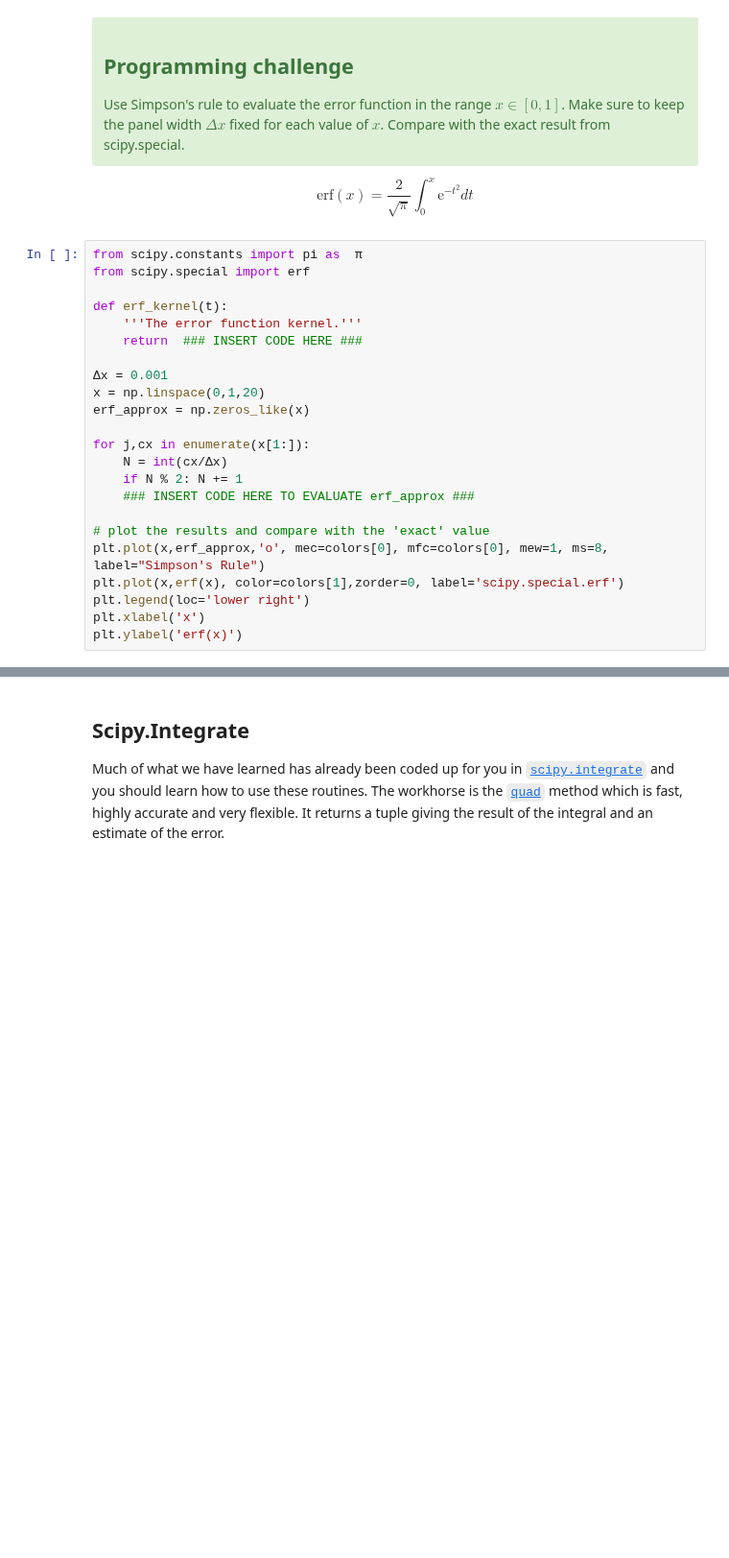
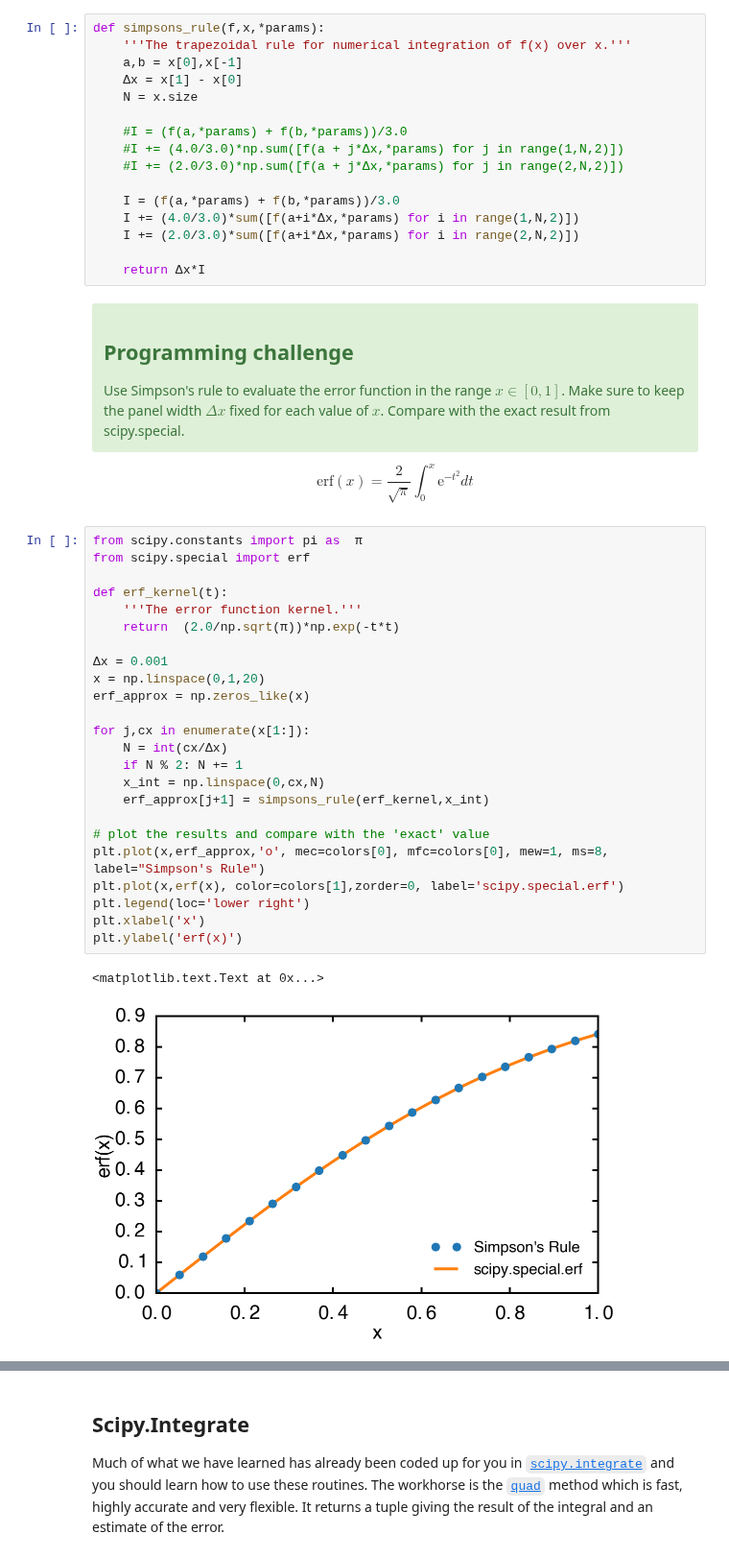
Before and after one commit to agdelma/IntroCompPhysics, a Jupyter notebook: Notebooks/27_SimpsonsRule.ipynb, the cells around one changed output, grey strips where cells are left out. Shown at 96% size. Cells and saved outputs as stored; diff of their text form; blank space fills up the shorter version.

```diff
--- a/Notebooks/27_SimpsonsRule.ipynb
+++ b/Notebooks/27_SimpsonsRule.ipynb
@@ -82,3 +74,19 @@ def simpsons_rule(f,x,*params):
+# %%
+def simpsons_rule(f,x,*params):
+    '''The trapezoidal rule for numerical integration of f(x) over x.'''
+    a,b = x[0],x[-1]
+    Δx = x[1] - x[0]
+    N = x.size
+
+    #I = (f(a,*params) + f(b,*params))/3.0
+    #I += (4.0/3.0)*np.sum([f(a + j*Δx,*params) for j in range(1,N,2)])
+    #I += (2.0/3.0)*np.sum([f(a + j*Δx,*params) for j in range(2,N,2)])
+
+    I = (f(a,*params) + f(b,*params))/3.0
+    I += (4.0/3.0)*sum([f(a+i*Δx,*params) for i in range(1,N,2)])
+    I += (2.0/3.0)*sum([f(a+i*Δx,*params) for i in range(2,N,2)])
+
+    return Δx*I
 # %% [markdown]
 <div class="span alert alert-success">
 <h2>Programming challenge </h2>
@@ -91,26 +99,30 @@ Use Simpson's rule to evaluate the error function in the range $x\in [0,1]$. Mak
 # %%
 from scipy.constants import pi as  π
 from scipy.special import erf
 
 def erf_kernel(t):
     '''The error function kernel.'''
-    return  ### INSERT CODE HERE ###
+    return  (2.0/np.sqrt(π))*np.exp(-t*t)
 
 Δx = 0.001
 x = np.linspace(0,1,20)
 erf_approx = np.zeros_like(x)
 
 for j,cx in enumerate(x[1:]):
     N = int(cx/Δx)
     if N % 2: N += 1
-    ### INSERT CODE HERE TO EVALUATE erf_approx ###
+    x_int = np.linspace(0,cx,N)
+    erf_approx[j+1] = simpsons_rule(erf_kernel,x_int)
 
 # plot the results and compare with the 'exact' value
 plt.plot(x,erf_approx,'o', mec=colors[0], mfc=colors[0], mew=1, ms=8, label="Simpson's Rule")
 plt.plot(x,erf(x), color=colors[1],zorder=0, label='scipy.special.erf')
 plt.legend(loc='lower right')
 plt.xlabel('x')
 plt.ylabel('erf(x)')
+# %% [output]
+<matplotlib.text.Text at 0x...>
+[figure, added]
 # %% [markdown]
 ## Improper Integrals
 
```
Also changed, not shown: parts of 4 cells of this notebook.
